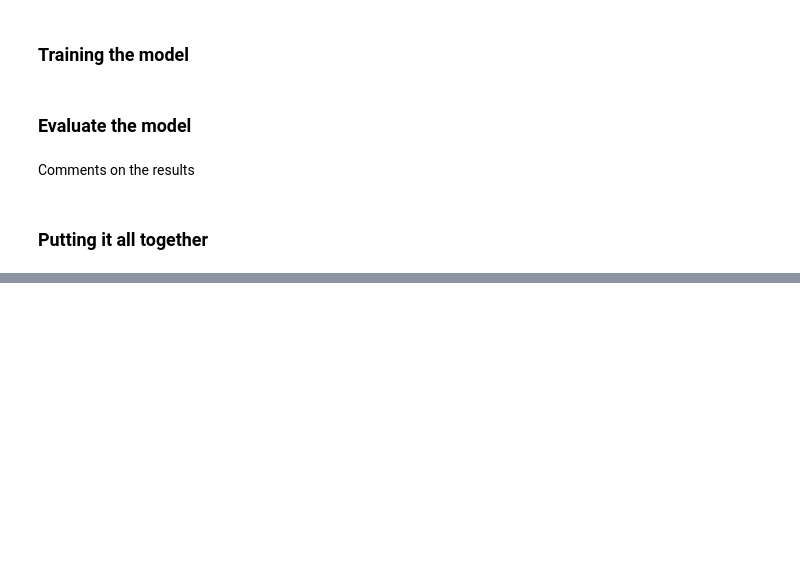
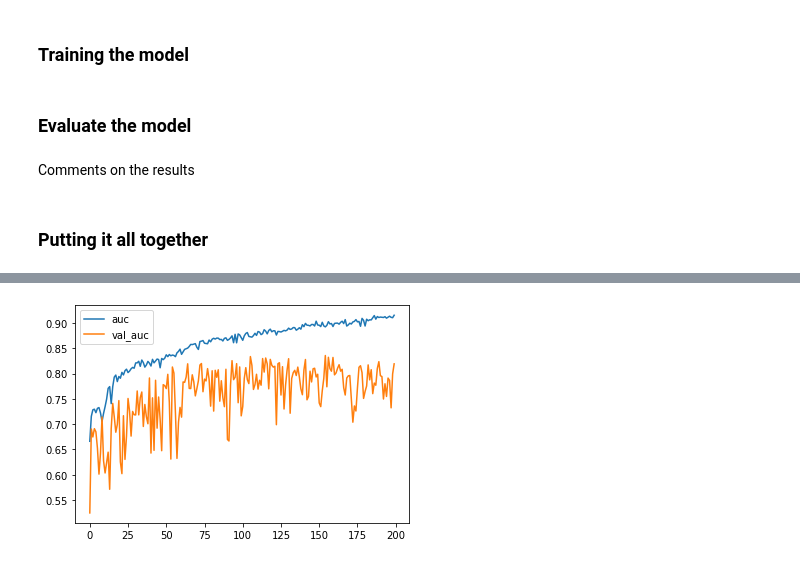
Before and after one commit to hueindahaus/mole-patrol, a Jupyter notebook: backend/ml/model_training copy 2.ipynb, the cells around one changed output, grey strips where cells are left out. Cells and saved outputs as stored; diff of their text form; code cells hidden in the pictures; blank space fills up the shorter version.

```diff
--- a/backend/ml/model_training copy 2.ipynb
+++ b/backend/ml/model_training copy 2.ipynb
@@ -229,3 +281,11 @@ training_data, validation_data, test_data = load_data()
+# %%
+labels = ["auc", "val_auc"]
+for label in labels:
+    plt.plot(training_result.history[label])
+plt.legend(labels)
+plt.show()
+# %% [output]
+[figure, added]
 # %%
 def plot_cm(y_true, y_pred):
   cm = confusion_matrix(y_true, y_pred)
```
Also changed, not shown: parts of 19 cells of this notebook.
